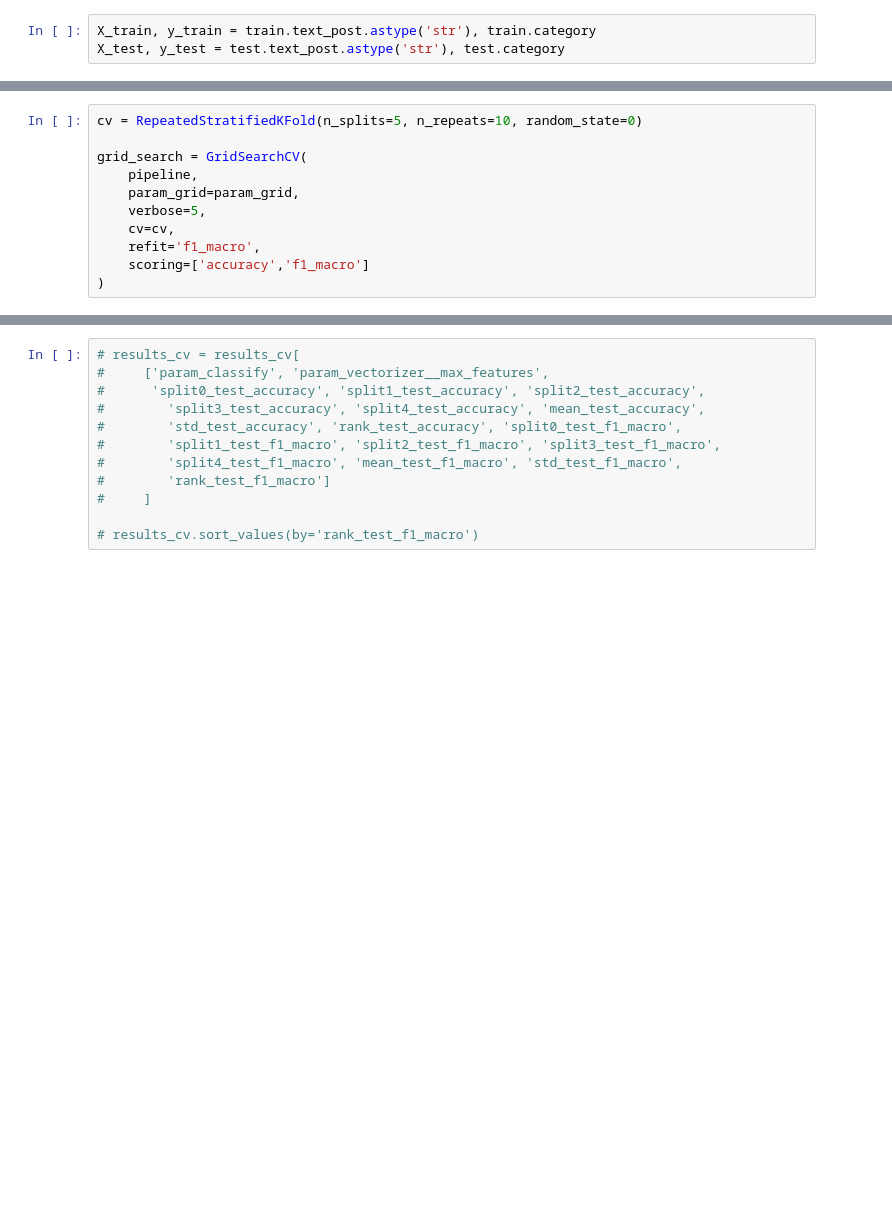
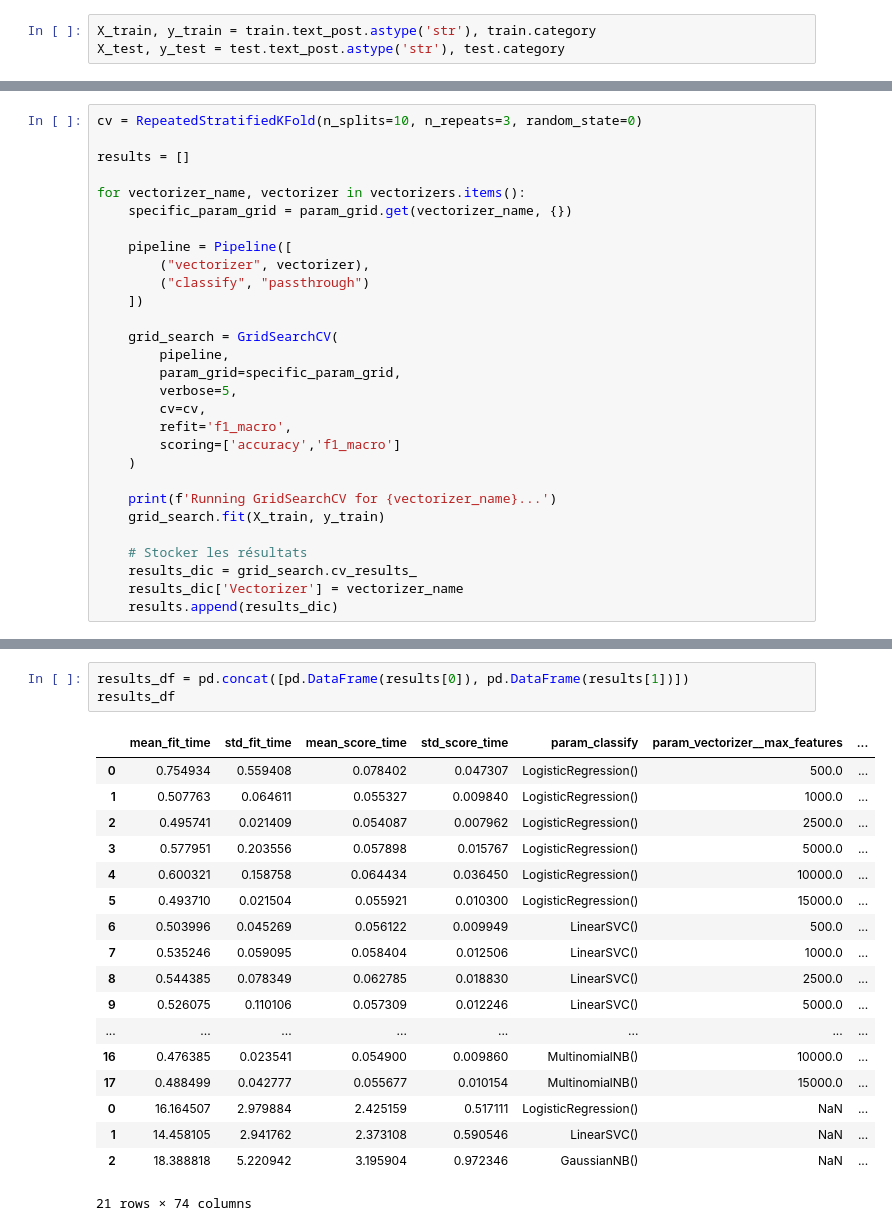
Before and after one commit to CamilleDemers/incels-detection-reddit, a Jupyter notebook: src/incels_detection.ipynb, the cells around one changed output, grey strips where cells are left out. Drawn from its saved outputs; the diff is of its cells as text; blank space fills up the shorter version.

```diff
--- a/src/incels_detection.ipynb
+++ b/src/incels_detection.ipynb
@@ -77,11 +127,29 @@ param_grid = [
 # %%
-cv = RepeatedStratifiedKFold(n_splits=5, n_repeats=10, random_state=0)
+cv = RepeatedStratifiedKFold(n_splits=10, n_repeats=3, random_state=0)
 
-grid_search = GridSearchCV(
-    pipeline,
-    param_grid=param_grid,
-    verbose=5,
-    cv=cv,
-    refit='f1_macro',
-    scoring=['accuracy','f1_macro']
-)
+results = []
+
+for vectorizer_name, vectorizer in vectorizers.items():
+    specific_param_grid = param_grid.get(vectorizer_name, {})
+
+    pipeline = Pipeline([
+        ("vectorizer", vectorizer),
+        ("classify", "passthrough")
+    ])
+
+    grid_search = GridSearchCV(
+        pipeline,
+        param_grid=specific_param_grid,
+        verbose=5,
+        cv=cv,
+        refit='f1_macro',
+        scoring=['accuracy','f1_macro']
+    )
+
+    print(f'Running GridSearchCV for {vectorizer_name}...')
+    grid_search.fit(X_train, y_train)
+
+    # Stocker les résultats
+    results_dic = grid_search.cv_results_
+    results_dic['Vectorizer'] = vectorizer_name
+    results.append(results_dic)
@@ -118,12 +186,22 @@ results_cv
-# %%
-# results_cv = results_cv[
-#     ['param_classify', 'param_vectorizer__max_features',
-#      'split0_test_accuracy', 'split1_test_accuracy', 'split2_test_accuracy',
-#        'split3_test_accuracy', 'split4_test_accuracy', 'mean_test_accuracy',
-#        'std_test_accuracy', 'rank_test_accuracy', 'split0_test_f1_macro',
-#        'split1_test_f1_macro', 'split2_test_f1_macro', 'split3_test_f1_macro',
-#        'split4_test_f1_macro', 'mean_test_f1_macro', 'std_test_f1_macro',
-#        'rank_test_f1_macro']
-#     ]
-
-# results_cv.sort_values(by='rank_test_f1_macro')
+# %%
+results_df = pd.concat([pd.DataFrame(results[0]), pd.DataFrame(results[1])])
+results_df
+# %% [output]
+|  | mean_fit_time | std_fit_time | mean_score_time | std_score_time | param_classify | param_vectorizer__max_features | ... |
+| 0 | 0.754934 | 0.559408 | 0.078402 | 0.047307 | LogisticRegression() | 500.0 | ... |
+| 1 | 0.507763 | 0.064611 | 0.055327 | 0.009840 | LogisticRegression() | 1000.0 | ... |
+| 2 | 0.495741 | 0.021409 | 0.054087 | 0.007962 | LogisticRegression() | 2500.0 | ... |
+| 3 | 0.577951 | 0.203556 | 0.057898 | 0.015767 | LogisticRegression() | 5000.0 | ... |
+| 4 | 0.600321 | 0.158758 | 0.064434 | 0.036450 | LogisticRegression() | 10000.0 | ... |
+| 5 | 0.493710 | 0.021504 | 0.055921 | 0.010300 | LogisticRegression() | 15000.0 | ... |
+| 6 | 0.503996 | 0.045269 | 0.056122 | 0.009949 | LinearSVC() | 500.0 | ... |
+| 7 | 0.535246 | 0.059095 | 0.058404 | 0.012506 | LinearSVC() | 1000.0 | ... |
+| 8 | 0.544385 | 0.078349 | 0.062785 | 0.018830 | LinearSVC() | 2500.0 | ... |
+| 9 | 0.526075 | 0.110106 | 0.057309 | 0.012246 | LinearSVC() | 5000.0 | ... |
+| ... | ... | ... | ... | ... | ... | ... | ... |
+| 16 | 0.476385 | 0.023541 | 0.054900 | 0.009860 | MultinomialNB() | 10000.0 | ... |
+| 17 | 0.488499 | 0.042777 | 0.055677 | 0.010154 | MultinomialNB() | 15000.0 | ... |
+| 0 | 16.164507 | 2.979884 | 2.425159 | 0.517111 | LogisticRegression() | NaN | ... |
+| 1 | 14.458105 | 2.941762 | 2.373108 | 0.590546 | LinearSVC() | NaN | ... |
+| 2 | 18.388818 | 5.220942 | 3.195904 | 0.972346 | GaussianNB() | NaN | ... |
+21 rows × 74 columns
```
Also changed, not shown: parts of 29 cells of this notebook, 6 other files.
